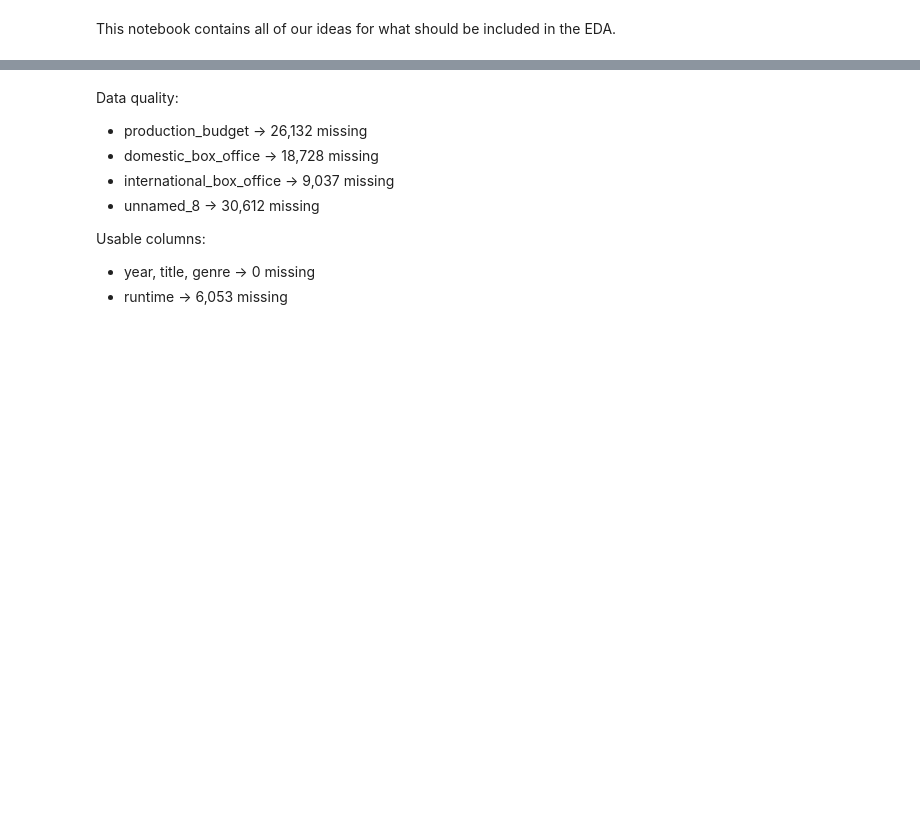
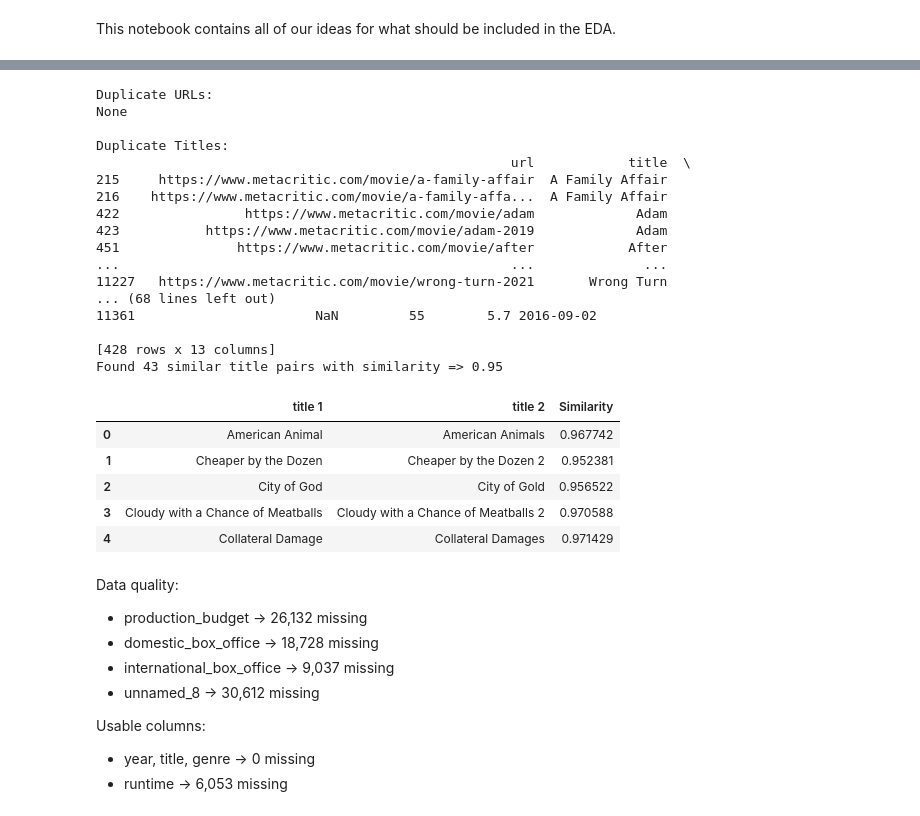
Before and after one commit to YoungJun173/DDB_AI_Group_Assignmen, a Jupyter notebook: Playground Notebooks/EDA.ipynb, the cells around one changed output, grey strips where cells are left out. Saved outputs shown, nothing was run; the diff lists cells and outputs as text; code cells hidden in the pictures; blank space fills up the shorter version.

```diff
--- a/Playground Notebooks/EDA.ipynb
+++ b/Playground Notebooks/EDA.ipynb
@@ -17,3 +175,61 @@ df_usreviews = pd.read_excel(os.path.join("..", "Metacritic dataset", "UserRevie
+# %%
+#Check for duplicated movie url
+duplicate_urls = df_metaclean[df_metaclean["url"].duplicated(keep=False)].sort_values("url")
+
+print("Duplicate URLs:")
+print(duplicate_urls if not duplicate_urls.empty else "None\n")
+
+#Check for duplicated movie title
+duplicate_titles = df_metaclean[df_metaclean["title"].duplicated(keep=False)].sort_values("title")
+
+print("Duplicate Titles:")
+print(duplicate_titles if not duplicate_titles.empty else "None\n")
+
+#Check for near identical matches for movie titles
+unique_title = df_metaclean["title"].dropna().unique()
+
+similar_titles = []
+threshold = 0.95        #Threshold for strictness (0-1)
+
+for i, t1 in enumerate(unique_title):
+    for j in range(i + 1, len(unique_title)):
+        t2 = unique_title[j]
+
+        #Filter for if length is very high
+        if abs(len(t1) - len(t2)) > 10:
+            continue
+
+        ratio = SequenceMatcher(None, t1, t2).ratio()
+        if ratio >= threshold:
+            similar_titles.append((t1, t2, ratio))
+
+similar_titles_df = pd.DataFrame(similar_titles, columns=["title 1", "title 2", "Similarity"])
+print(f"Found {len(similar_titles_df)} similar title pairs with similarity => {threshold}")
+display(similar_titles_df.head())
+# %% [output]
+Duplicate URLs:
+None
+
+Duplicate Titles:
+                                                     url            title  \
+215     https://www.metacritic.com/movie/a-family-affair  A Family Affair
+216    https://www.metacritic.com/movie/a-family-affa...  A Family Affair
+422                https://www.metacritic.com/movie/adam             Adam
+423           https://www.metacritic.com/movie/adam-2019             Adam
+451               https://www.metacritic.com/movie/after            After
+...                                                  ...              ...
+11227   https://www.metacritic.com/movie/wrong-turn-2021       Wrong Turn
+... (68 lines left out)
+11361                       NaN         55        5.7 2016-09-02
+
+[428 rows x 13 columns]
+Found 43 similar title pairs with similarity => 0.95
+|  | title 1 | title 2 | Similarity |
+| 0 | American Animal | American Animals | 0.967742 |
+| 1 | Cheaper by the Dozen | Cheaper by the Dozen 2 | 0.952381 |
+| 2 | City of God | City of Gold | 0.956522 |
+| 3 | Cloudy with a Chance of Meatballs | Cloudy with a Chance of Meatballs 2 | 0.970588 |
+| 4 | Collateral Damage | Collateral Damages | 0.971429 |
 # %%
 # Rosie - Lowercase, trim, remove special characters
 # df1
```
Also changed, not shown: parts of 6 cells of this notebook.
